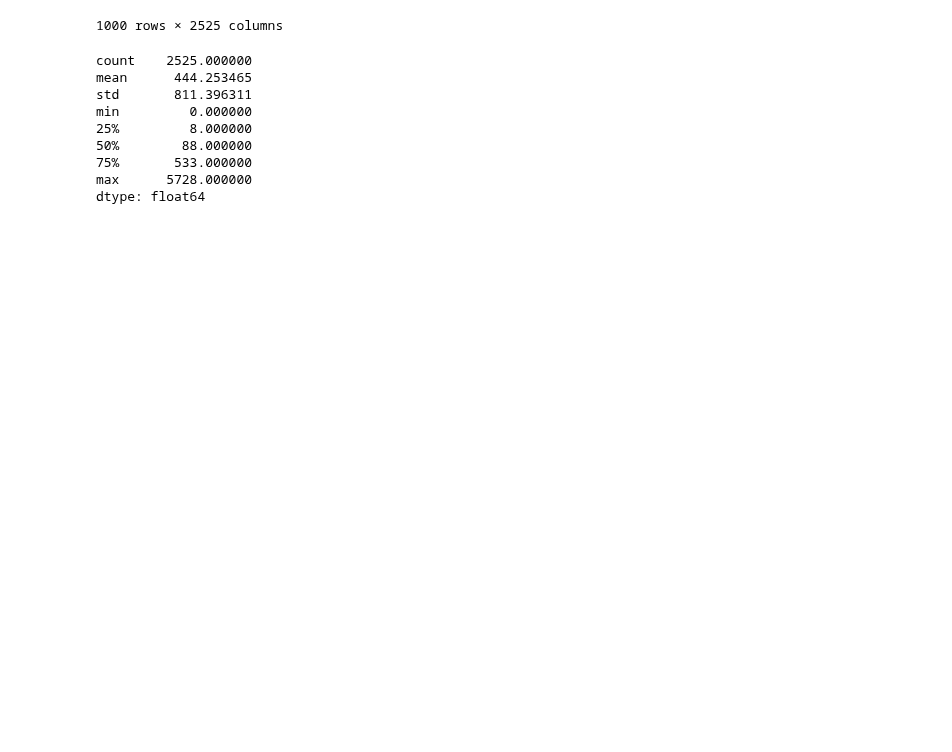
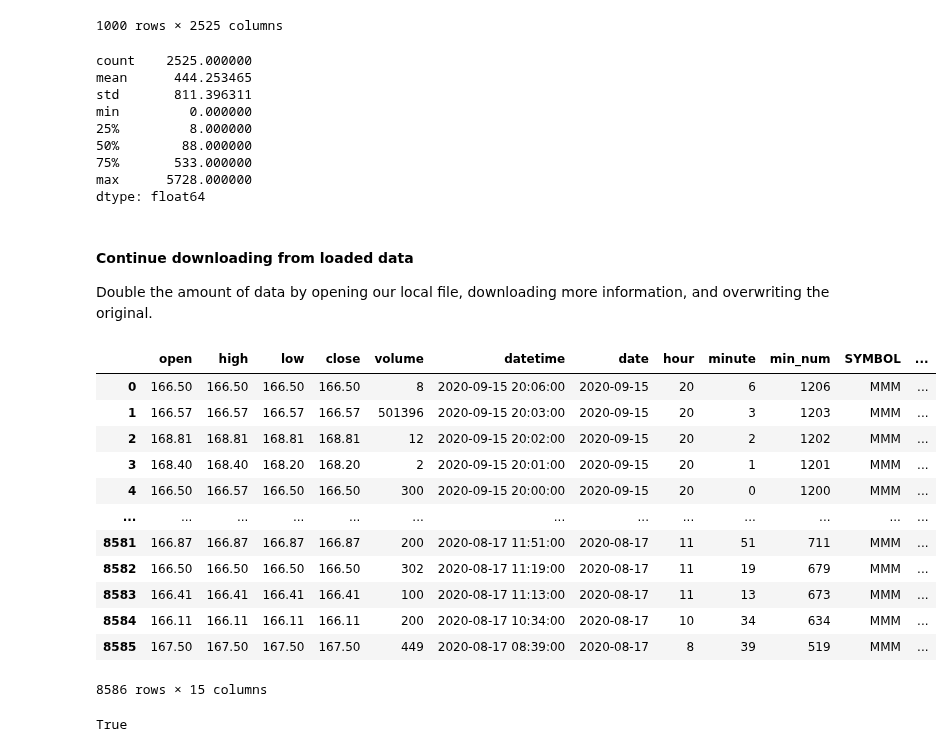
Before and after one commit to MarkPopovich/financial-ml, a Jupyter notebook: 1-ETL/1.4 Download SP500 Minute Data.ipynb, the cells around one changed output. Cells and saved outputs as stored; diff of their text form; code cells hidden in the pictures; blank space fills up the shorter version.

```diff
--- a/1-ETL/1.4 Download SP500 Minute Data.ipynb
+++ b/1-ETL/1.4 Download SP500 Minute Data.ipynb
@@ -243,3 +251,7 @@ X = spdfm.to_numpy()
 X.shape
 # %%
 X
+# %% [markdown]
+#### Continue downloading from loaded data
+
+Double the amount of data by opening our local file, downloading more information, and overwriting the original.
@@ -245,0 +276,24 @@ X
+# %%
+stock_df = pd.read_pickle('../data/sp500/MMM.pickle')
+end_stamp = stock_df['datetime'].iloc[-1]
+start_stamp = stock_df['datetime'].iloc[0]
+# %%
+stock_df
+# %% [output]
+|  | open | high | low | close | volume | datetime | date | hour | minute | min_num | SYMBOL | ... |
+| 0 | 166.50 | 166.50 | 166.50 | 166.50 | 8 | 2020-09-15 20:06:00 | 2020-09-15 | 20 | 6 | 1206 | MMM | ... |
+| 1 | 166.57 | 166.57 | 166.57 | 166.57 | 501396 | 2020-09-15 20:03:00 | 2020-09-15 | 20 | 3 | 1203 | MMM | ... |
+| 2 | 168.81 | 168.81 | 168.81 | 168.81 | 12 | 2020-09-15 20:02:00 | 2020-09-15 | 20 | 2 | 1202 | MMM | ... |
+| 3 | 168.40 | 168.40 | 168.20 | 168.20 | 2 | 2020-09-15 20:01:00 | 2020-09-15 | 20 | 1 | 1201 | MMM | ... |
+| 4 | 166.50 | 166.57 | 166.50 | 166.50 | 300 | 2020-09-15 20:00:00 | 2020-09-15 | 20 | 0 | 1200 | MMM | ... |
+| ... | ... | ... | ... | ... | ... | ... | ... | ... | ... | ... | ... | ... |
+| 8581 | 166.87 | 166.87 | 166.87 | 166.87 | 200 | 2020-08-17 11:51:00 | 2020-08-17 | 11 | 51 | 711 | MMM | ... |
+| 8582 | 166.50 | 166.50 | 166.50 | 166.50 | 302 | 2020-08-17 11:19:00 | 2020-08-17 | 11 | 19 | 679 | MMM | ... |
+| 8583 | 166.41 | 166.41 | 166.41 | 166.41 | 100 | 2020-08-17 11:13:00 | 2020-08-17 | 11 | 13 | 673 | MMM | ... |
+| 8584 | 166.11 | 166.11 | 166.11 | 166.11 | 200 | 2020-08-17 10:34:00 | 2020-08-17 | 10 | 34 | 634 | MMM | ... |
+| 8585 | 167.50 | 167.50 | 167.50 | 167.50 | 449 | 2020-08-17 08:39:00 | 2020-08-17 | 8 | 39 | 519 | MMM | ... |
+8586 rows × 15 columns
+# %%
+end_stamp > (start_stamp - pd.Timedelta('60 days'))
+# %% [output]
+True
```
Also changed, not shown: parts of 24 cells of this notebook, 34 other files.
